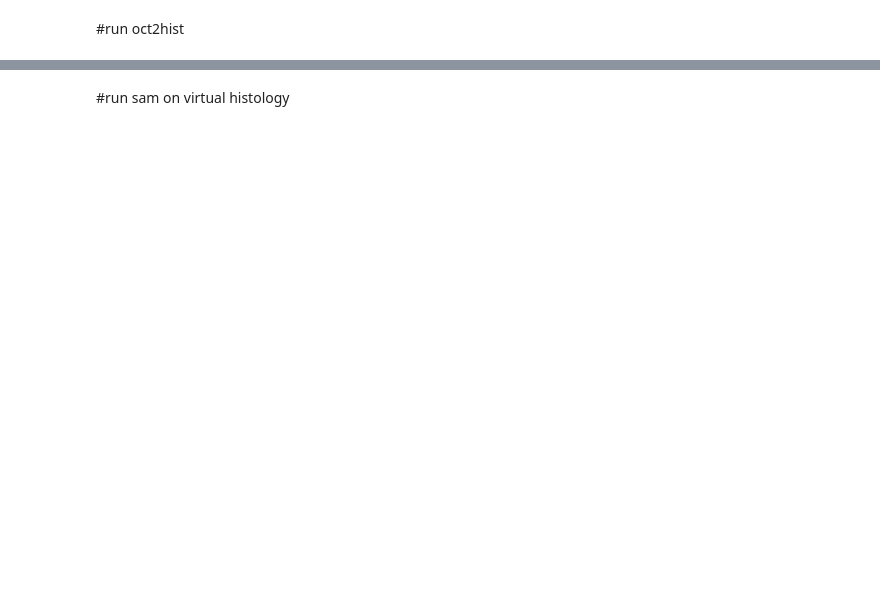
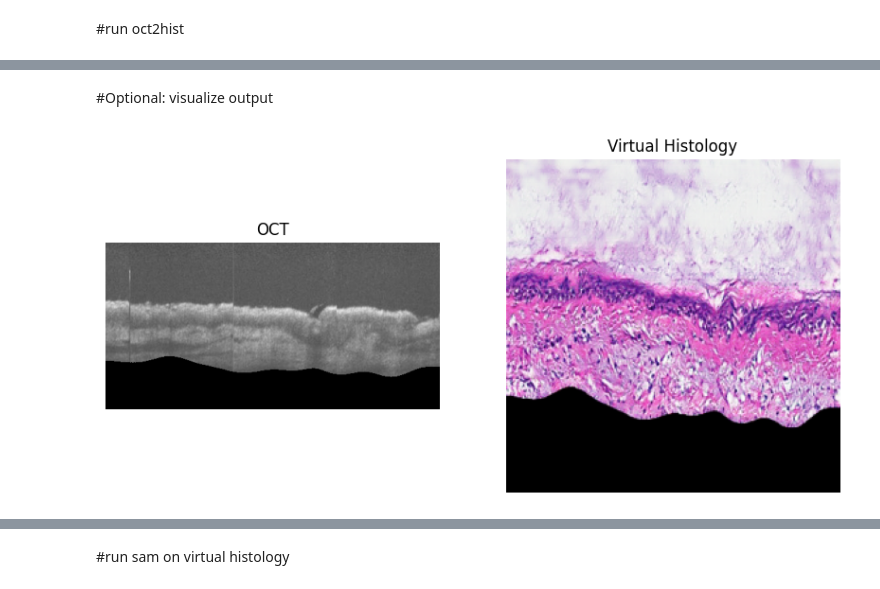
Before and after one commit to WinetraubLab/zero_shot_segmentation, a Jupyter notebook: zero_shot_segmentation_oct.ipynb, the cells around one changed output, grey strips where cells are left out. Drawn from its saved outputs; the diff is of its cells as text; code cells hidden in the pictures; blank space fills up the shorter version.

Commit message:
pipeline parts: get images and run oct2hist

```diff
--- a/zero_shot_segmentation_oct.ipynb
+++ b/zero_shot_segmentation_oct.ipynb
@@ -12,4 +12,6 @@ To get started,
 # %%
 # Path to an OCT image to convert
 oct_input_image_path = "/content/drive/Shareddrives/Yolab - Current Projects/Emilie/cropped image.png"
+# %%
+visualize_oct2hist_outputs = True
 # %% [markdown]
@@ -61,13 +91,8 @@ o2h_input[:new_image_height, :new_image_width,:] = target_rate_img
 # %%
-# Perform pre-process
-oct_image_preprocessed = o2h_input
-
-# Show image to user
-oct_image_preprocessed_shape = oct_image_preprocessed.shape
-axes[1].imshow(oct_image)
-axes[1].axis("off")
-axes[1].set_title(f"Preprocessed OCT image ({oct_image_preprocessed_shape})")
-plt.show()
+#stick image to top left of a new oct2hist input
+target_rate_img = cv2.resize(preprocessed_img, (new_image_width, new_image_height), interpolation=cv2.INTER_AREA)
+o2h_input = np.zeros((VIRTUAL_HIST_HEIGHT,VIRTUAL_HIST_WIDTH, 3),dtype=np.uint8)
+o2h_input[:new_image_height, :new_image_width,:] = target_rate_img
 # %% [markdown]
 #run oct2hist
 # %%
@@ -88,14 +147,19 @@ cv2.imwrite(f"{base_folder}/dataset/test/im1.jpg", padded)
+# %% [markdown]
+#Optional: visualize output
 # %%
-# Load the virtual histology image
-histology_image = cv2.imread(f"{base_folder}/results/pix2pix/test_latest/images/im1_fake_B.png")
-histology_image = cv2.cvtColor(histology_image, cv2.COLOR_BGR2RGB)
+if visualize_oct2hist_outputs:
+  # Load the virtual histology image
+  histology_image = cv2.imread(f"{base_folder}/results/pix2pix/test_latest/images/im1_fake_B.png")
+  histology_image = cv2.cvtColor(histology_image, cv2.COLOR_BGR2RGB)
 
-# present side by side
-fig, axes = plt.subplots(1, 2, figsize=(10, 5))
-axes[0].imshow(oct_image)
-axes[0].axis("off")
-axes[0].set_title("OCT")
-axes[1].imshow(histology_image)
-axes[1].axis("off")
-axes[1].set_title("Virtual Histology")
-plt.show()
+  # present side by side
+  fig, axes = plt.subplots(1, 2, figsize=(10, 5))
+  axes[0].imshow(oct_image)
+  axes[0].axis("off")
+  axes[0].set_title("OCT")
+  axes[1].imshow(histology_image)
+  axes[1].axis("off")
+  axes[1].set_title("Virtual Histology")
+  plt.show()
+# %% [output]
+[figure, added]
```
Also changed, not shown: parts of 33 cells of this notebook.
